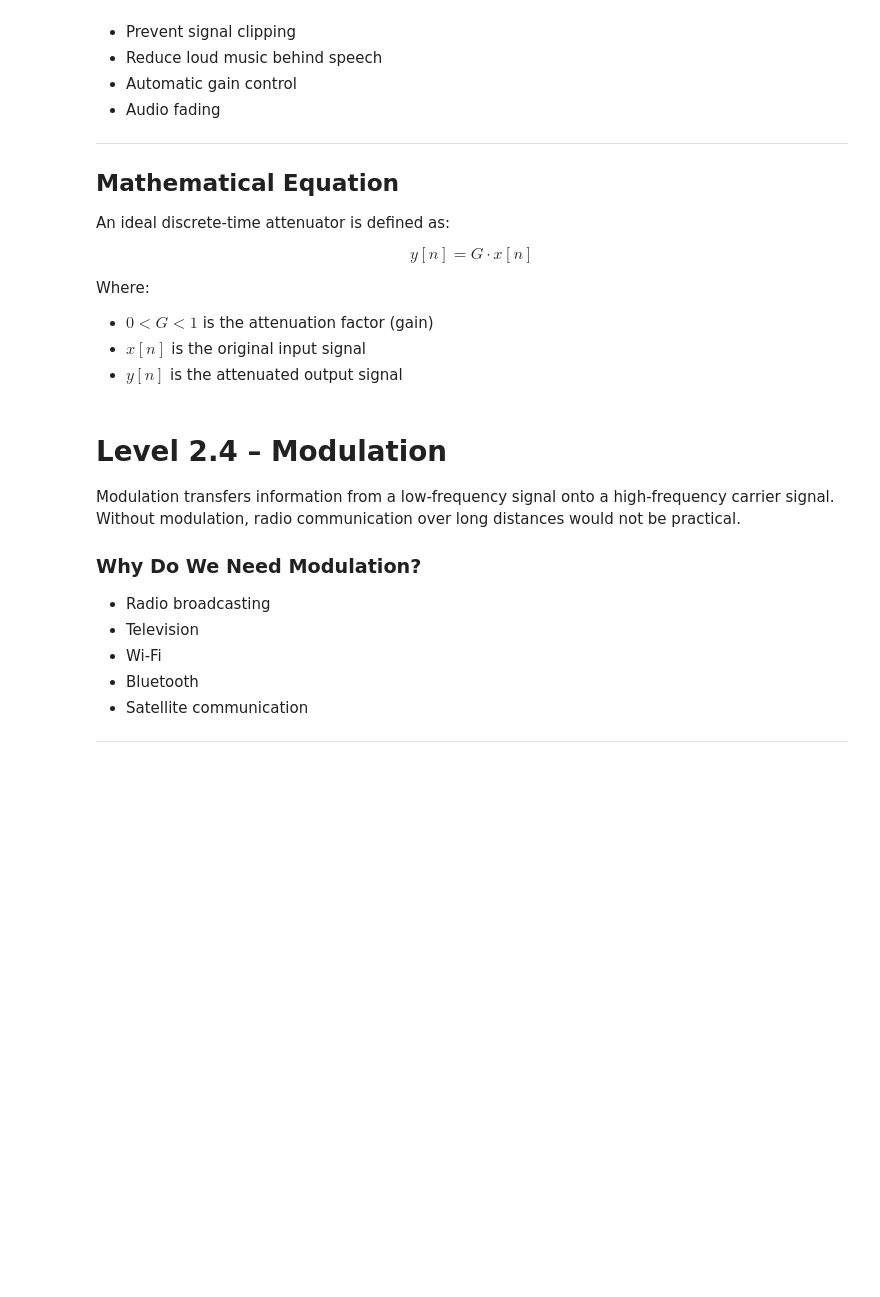
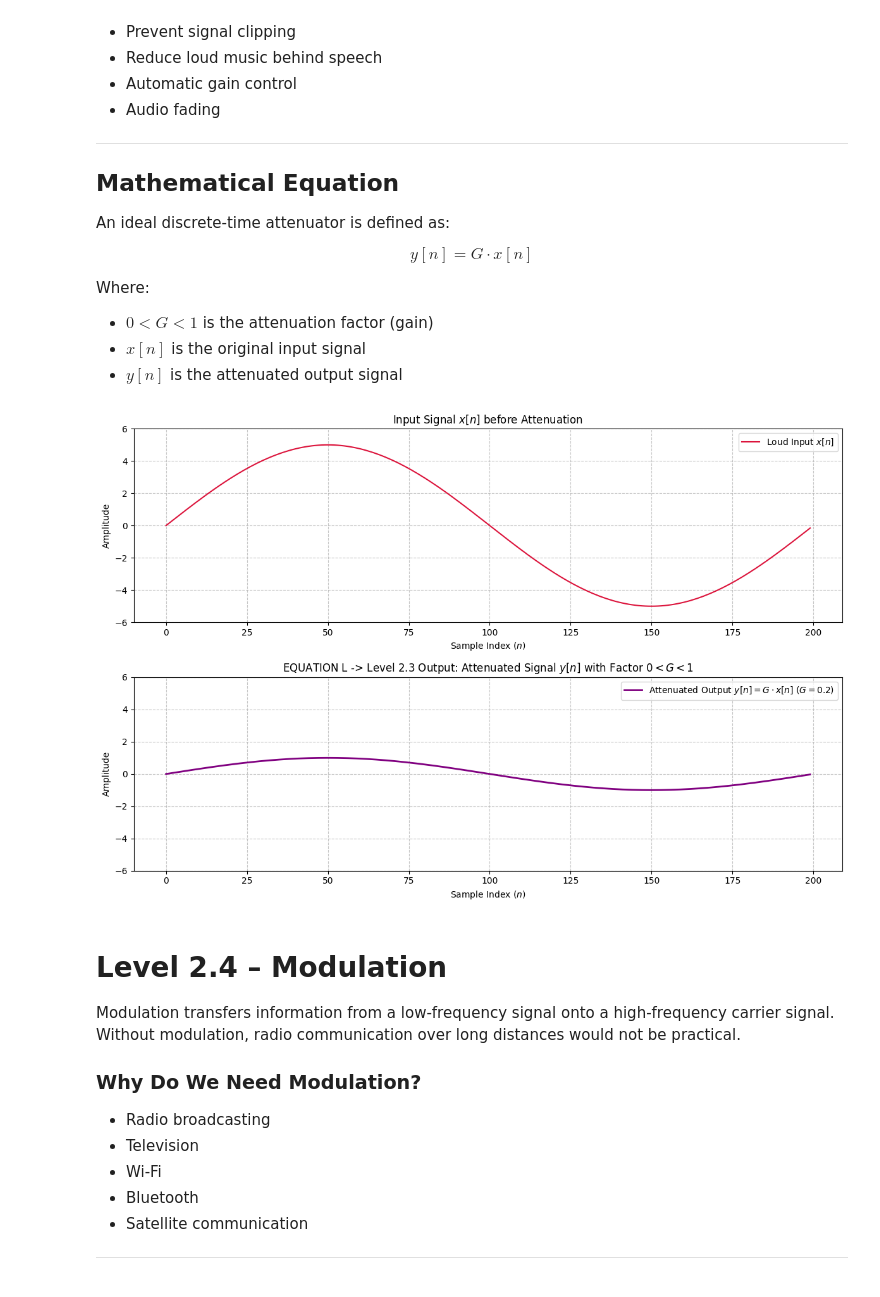
Before and after one commit to mhaslam009/signal_processing_basics, a Jupyter notebook: engg_op_of_sp.ipynb, the cells around one changed output. Saved outputs shown, nothing was run; the diff lists cells and outputs as text; code cells hidden in the pictures; blank space fills up the shorter version.

```diff
--- a/engg_op_of_sp.ipynb
+++ b/engg_op_of_sp.ipynb
@@ -68,6 +191,60 @@ Where:
 * $0 < G < 1$ is the attenuation factor (gain)
 * $x[n]$ is the original input signal
 * $y[n]$ is the attenuated output signal
+# %%
+import numpy as np
+import matplotlib.pyplot as plt
+
+# ------------------------------------------------------------------------------
+# 1. Setup Input Signal: Overly Loud Input Signal x[n]
+# ------------------------------------------------------------------------------
+fs = 1000                          # Sampling rate (Hz)
+N = 200                            # Total number of discrete samples
+n = np.arange(N)                   # Discrete sample indices [0, 1, 2, ..., N-1]
+t = n / fs                         # Time vector (seconds)
+
+# High-amplitude input signal x[n] (e.g., loud audio signal prone to clipping)
+x = 5.0 * np.sin(2 * np.pi * 5 * t)
+
+# ------------------------------------------------------------------------------
+# 2. Implement Equation L: Discrete-Time Attenuation
+#    Equation L: y[n] = G * x[n], where 0 < G < 1
+# ------------------------------------------------------------------------------
+G = 0.2                            # Attenuation factor (0 < G < 1)
+
+# Direct implementation of Equation L
+y = G * x                          # Scales down each sample x[n] by factor G
+
+# ------------------------------------------------------------------------------
+# 3. Visualization
+# ------------------------------------------------------------------------------
+plt.figure(figsize=(12, 8))
+
+# Subplot 1: High-Amplitude Input Signal x[n]
+plt.subplot(2, 1, 1)
+plt.plot(n, x, color='crimson', linewidth=1.5, label=r'Loud Input $x[n]$')
+plt.title(r'Input Signal $x[n]$ before Attenuation')
+plt.xlabel('Sample Index ($n$)')
+plt.ylabel('Amplitude')
+plt.ylim(-6.0, 6.0)
+plt.grid(True, linestyle='--', alpha=0.7)
+plt.legend(loc='upper right')
+
+# Subplot 2: Attenuated Output Signal y[n] via Equation L
+plt.subplot(2, 1, 2)
+plt.plot(n, y, color='purple', linewidth=2,
+         label=r'Attenuated Output $y[n] = G \cdot x[n]$ ($G=0.2$)')
+plt.title(r'EQUATION L -> Level 2.3 Output: Attenuated Signal $y[n]$ with Factor $0 < G < 1$')
+plt.xlabel('Sample Index ($n$)')
+plt.ylabel('Amplitude')
+plt.ylim(-6.0, 6.0)
+plt.grid(True, linestyle='--', alpha=0.7)
+plt.legend(loc='upper right')
+
+plt.tight_layout()
+plt.show()
+# %% [output]
+[figure, added]
 # %% [markdown]
 # Level 2.4 – Modulation
 
```
Also changed, not shown: parts of 10 cells of this notebook, 2 other files.
